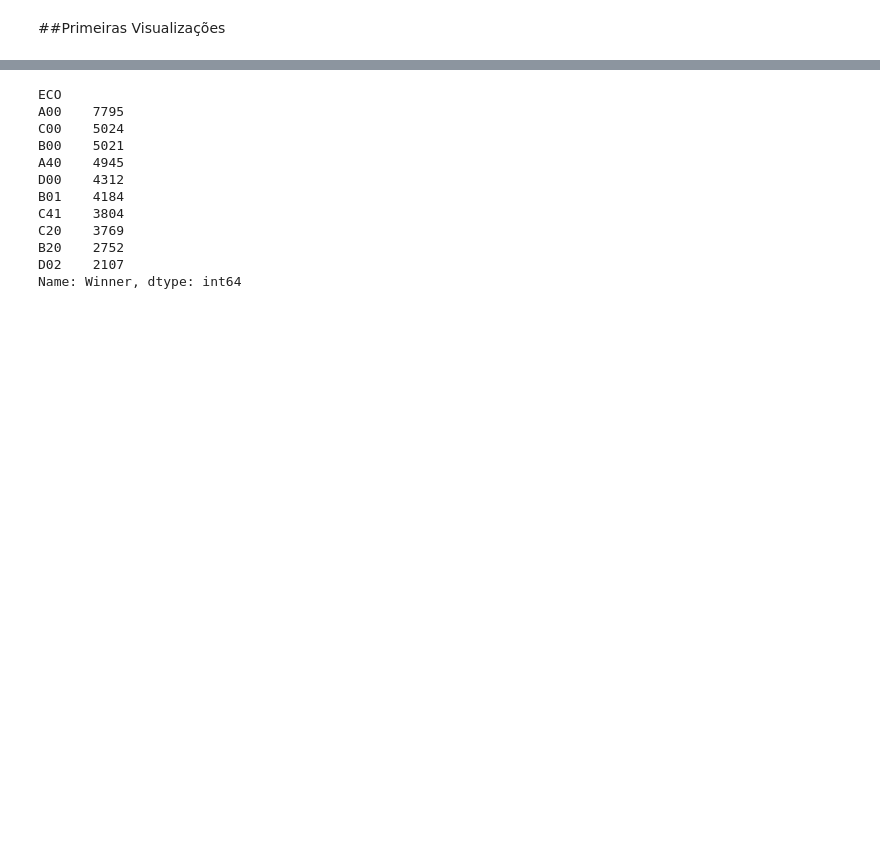
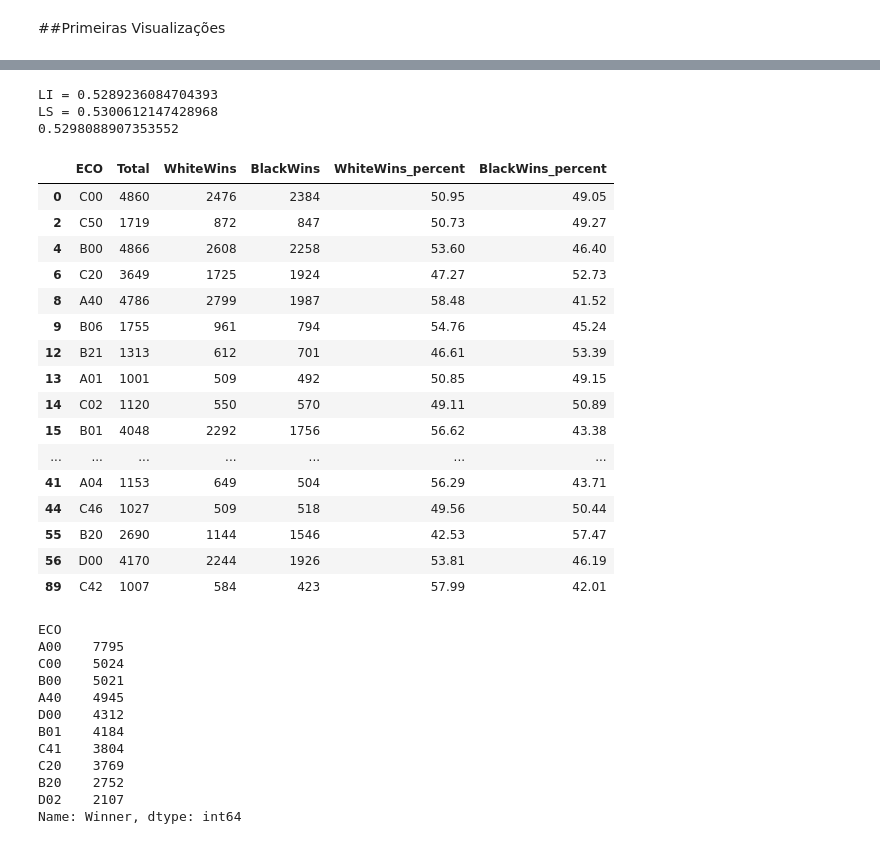
Before and after one commit to otavioml/Chess-Data-Analysis, a Jupyter notebook: Chess_Data_Analysis.ipynb, the cells around one changed output, grey strips where cells are left out. Cells and saved outputs as stored; diff of their text form; code cells hidden in the pictures; blank space fills up the shorter version.

```diff
--- a/Chess_Data_Analysis.ipynb
+++ b/Chess_Data_Analysis.ipynb
@@ -136,3 +152,46 @@ fig.show()
+# %%
+alpha = 0.95
+X = partidas
+LI = X.mean() - ss.norm.ppf(alpha+(1-alpha)/2).round(2) * (X.std(ddof=1) / np.sqrt(n))
+LS = X.mean() + ss.norm.ppf(alpha+(1-alpha)/2).round(2) * (X.std(ddof=1) / np.sqrt(n))
+print(f'LI = {LI} \nLS = {LS}')
+print(est_test)
+# %% [output]
+LI = 0.5289236084704393
+LS = 0.5300612147428968
+0.5298088907353552
+# %%
+aberturas = list(df['ECO'].unique())
+linhas = list()
+for abertura in aberturas:
+  df_ab = df[df['ECO'] == abertura][['ECO', 'Winner']]
+  ww = (df_ab[df_ab['Winner'] == 'White']['Winner'].count())
+  bw = (df_ab[df_ab['Winner'] == 'Black']['Winner'].count())
+  total = bw + ww
+  linhas.append([abertura, total, ww, bw])
+df_aberturas = pd.DataFrame(data=linhas, columns=['ECO','Total','WhiteWins','BlackWins'])
+df_aberturas = df_aberturas[df_aberturas['Total']>1000]
+df_aberturas['WhiteWins_percent'] = ((df_aberturas['WhiteWins']/(df_aberturas['WhiteWins']+df_aberturas['BlackWins']))*100).round(2)
+df_aberturas['BlackWins_percent'] = 100 - df_aberturas['WhiteWins_percent']
+df_aberturas
+# %% [output]
+|  | ECO | Total | WhiteWins | BlackWins | WhiteWins_percent | BlackWins_percent |
+| 0 | C00 | 4860 | 2476 | 2384 | 50.95 | 49.05 |
+| 2 | C50 | 1719 | 872 | 847 | 50.73 | 49.27 |
+| 4 | B00 | 4866 | 2608 | 2258 | 53.60 | 46.40 |
+| 6 | C20 | 3649 | 1725 | 1924 | 47.27 | 52.73 |
+| 8 | A40 | 4786 | 2799 | 1987 | 58.48 | 41.52 |
+| 9 | B06 | 1755 | 961 | 794 | 54.76 | 45.24 |
+| 12 | B21 | 1313 | 612 | 701 | 46.61 | 53.39 |
+| 13 | A01 | 1001 | 509 | 492 | 50.85 | 49.15 |
+| 14 | C02 | 1120 | 550 | 570 | 49.11 | 50.89 |
+| 15 | B01 | 4048 | 2292 | 1756 | 56.62 | 43.38 |
+| ... | ... | ... | ... | ... | ... | ... |
+| 41 | A04 | 1153 | 649 | 504 | 56.29 | 43.71 |
+| 44 | C46 | 1027 | 509 | 518 | 49.56 | 50.44 |
+| 55 | B20 | 2690 | 1144 | 1546 | 42.53 | 57.47 |
+| 56 | D00 | 4170 | 2244 | 1926 | 53.81 | 46.19 |
+| 89 | C42 | 1007 | 584 | 423 | 57.99 | 42.01 |
 # %%
 #10 most frequent opening
 df_countWhiteWins = df.groupby(['ECO']).count().sort_values('Winner', ascending=False)['Winner'][0:10]
```
Also changed, not shown: parts of 4 cells of this notebook.
